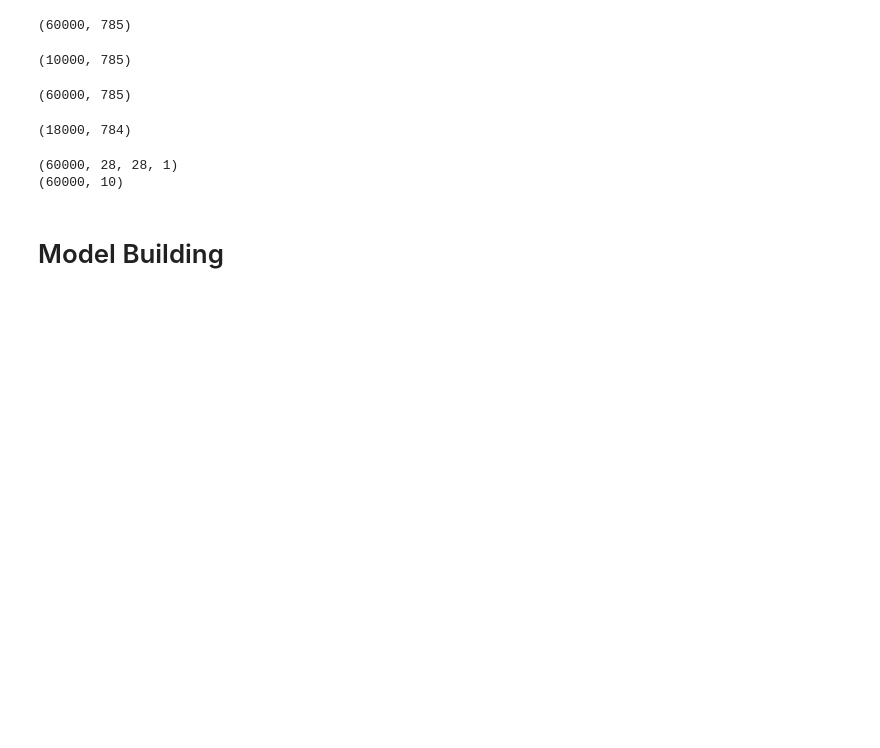
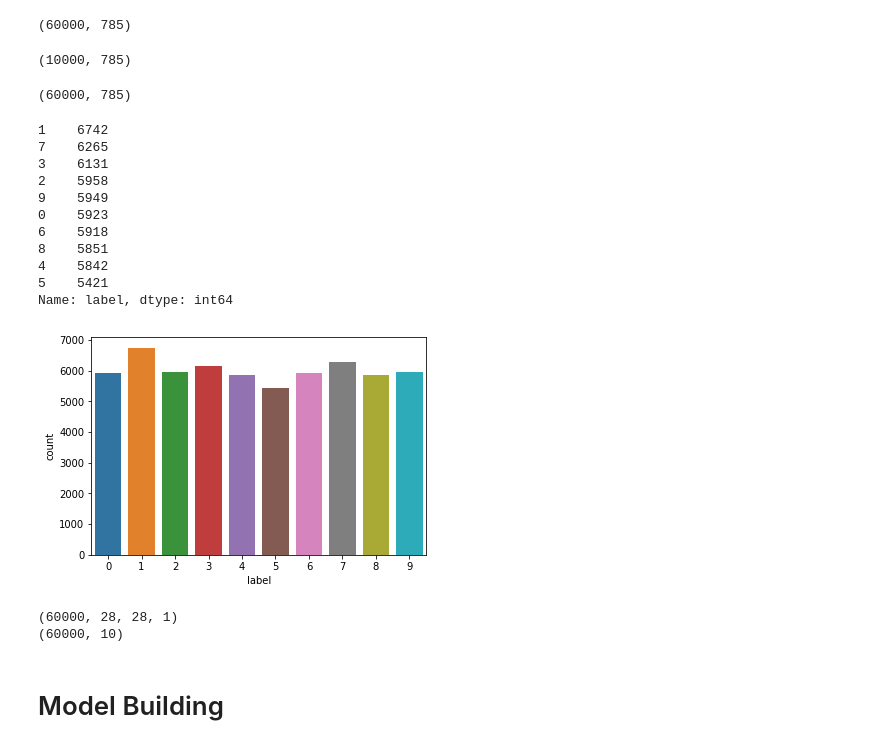
Before and after one commit to ddb95/Data_Science_and_ML_Projects, a Jupyter notebook: mnistHandwrittenDigitClassification/mnistHandWrittenDigitFinal.ipynb, the cells around one changed output. Cells and saved outputs as stored; diff of their text form; code cells hidden in the pictures; blank space fills up the shorter version.

```diff
--- a/mnistHandwrittenDigitClassification/mnistHandWrittenDigitFinal.ipynb
+++ b/mnistHandwrittenDigitClassification/mnistHandWrittenDigitFinal.ipynb
@@ -32,13 +35,28 @@ img_rows, img_cols = 28,28
 # %%
 # train.head()
 print(train.shape)
 test_later = train.iloc[:18000,1:]
 # train['label']
 test_later.shape
 # test_later = train.iloc[:,]
+Y_trainValue = train['label']
+X_trainValue = train.drop(labels = ["label"],axis = 1)
+g = sns.countplot(Y_trainValue)
+Y_trainValue.value_counts()
 # %% [output]
 (60000, 785)
-(18000, 784)
+1    6742
+7    6265
+3    6131
+2    5958
+9    5949
+0    5923
+6    5918
+8    5851
+4    5842
+5    5421
+Name: label, dtype: int64
+[figure, added]
 # %%
 def data_preparation(data):
     y = data.iloc[:,0]
```
Also changed, not shown: parts of 16 cells of this notebook.
